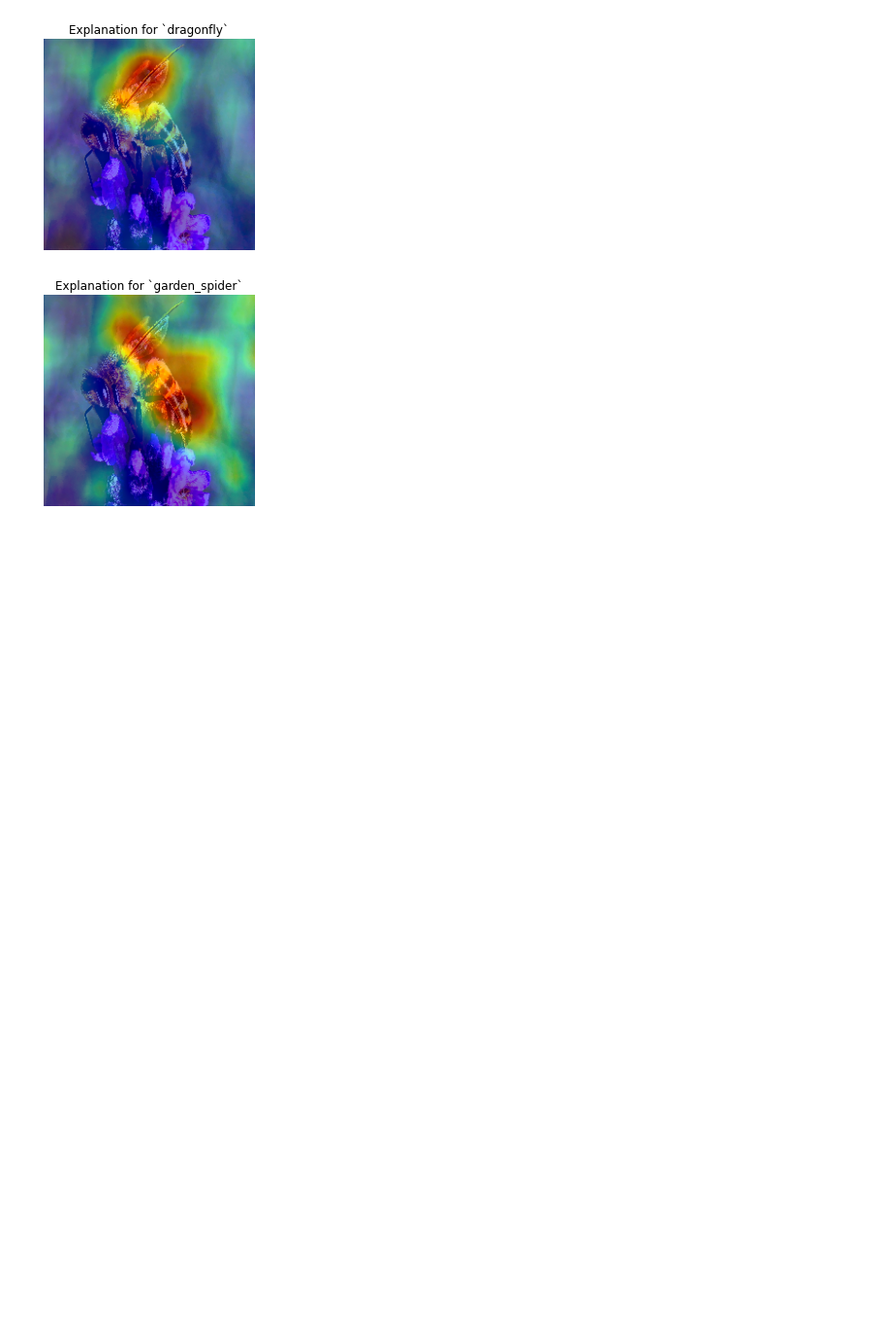
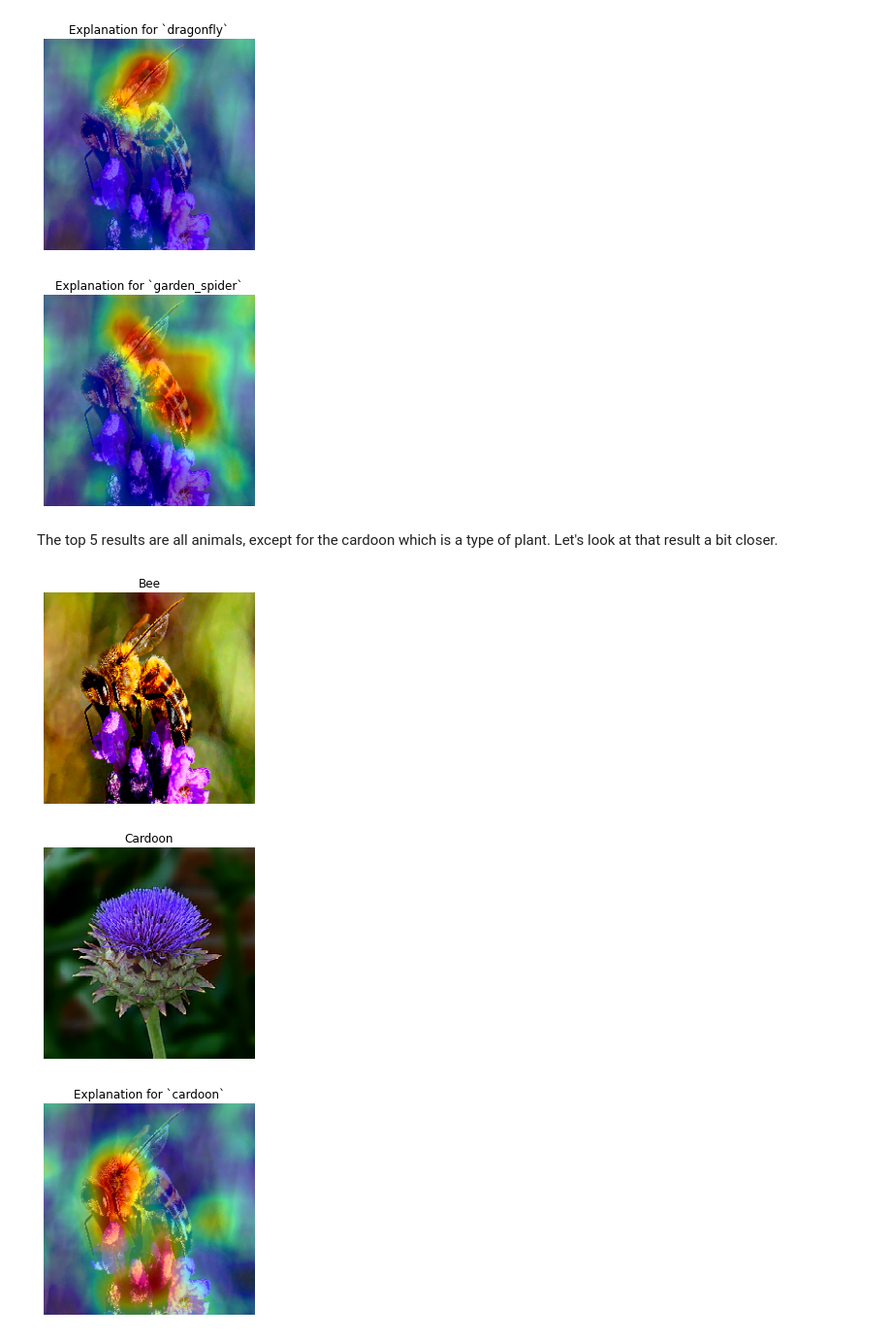
Before and after one commit to loostrum/dianna_demo, a Jupyter notebook: dianna-demo-imagenet.ipynb, the cells around one changed output. Shown at 97% size. Cells and saved outputs as stored; diff of their text form; code cells hidden in the pictures; blank space fills up the shorter version.

Commit message:
Add image of cardoon to imagenet demo

```diff
--- a/dianna-demo-imagenet.ipynb
+++ b/dianna-demo-imagenet.ipynb
@@ -127,3 +127,23 @@ for idx, current_class_id in enumerate(sorted_classes[:5]):
 [figure]
 [figure]
 [figure]
+# %% [markdown]
+The top 5 results are all animals, except for the cardoon which is a type of plant. Let's look at that result a bit closer.
+# %%
+plt.imshow(img)
+plt.title('Bee')
+plt.axis('off')
+
+plt.figure()
+plt.imshow(load_img('data/cardoon.jpg')[0])
+plt.title('Cardoon')
+plt.axis('off')
+
+idx = 1
+plot_image(heatmaps[idx], original_data = image.img_to_array(img)/255., heatmap_cmap='jet', show_plot=False)
+plt.title(f'Explanation for `{class_name(sorted_classes[idx])}`')
+plt.axis('off');
+# %% [output]
+[figure, added]
+[figure, added]
+[figure, added]
```
Also changed, not shown: parts of 4 cells of this notebook.
